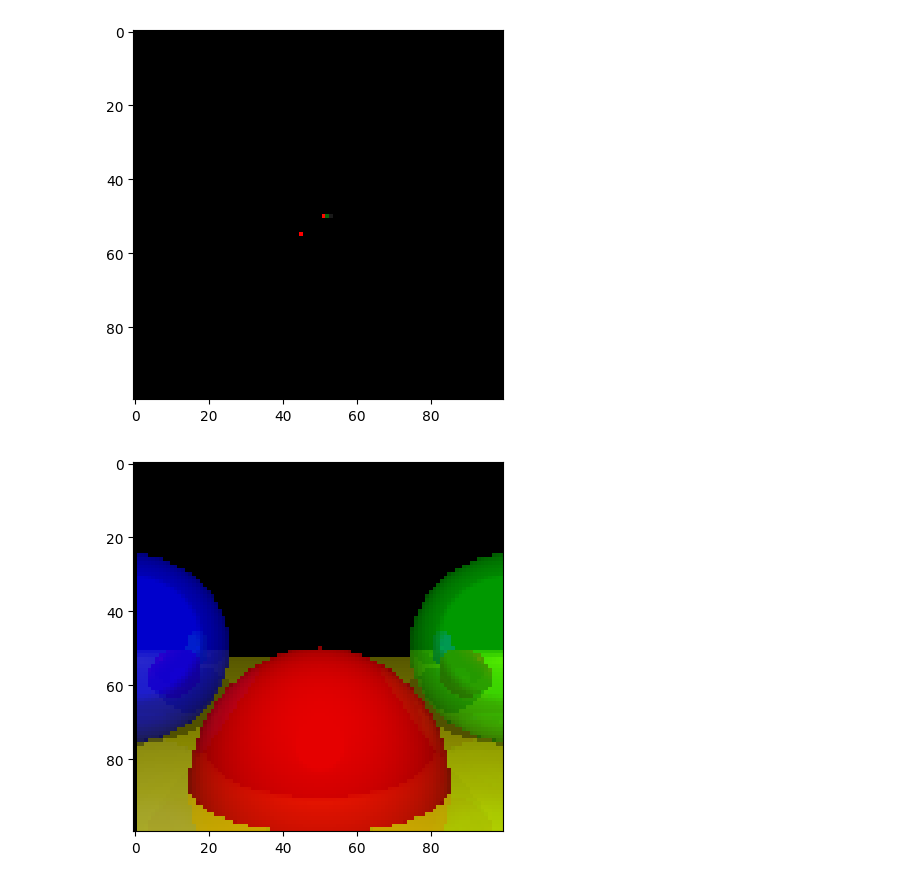
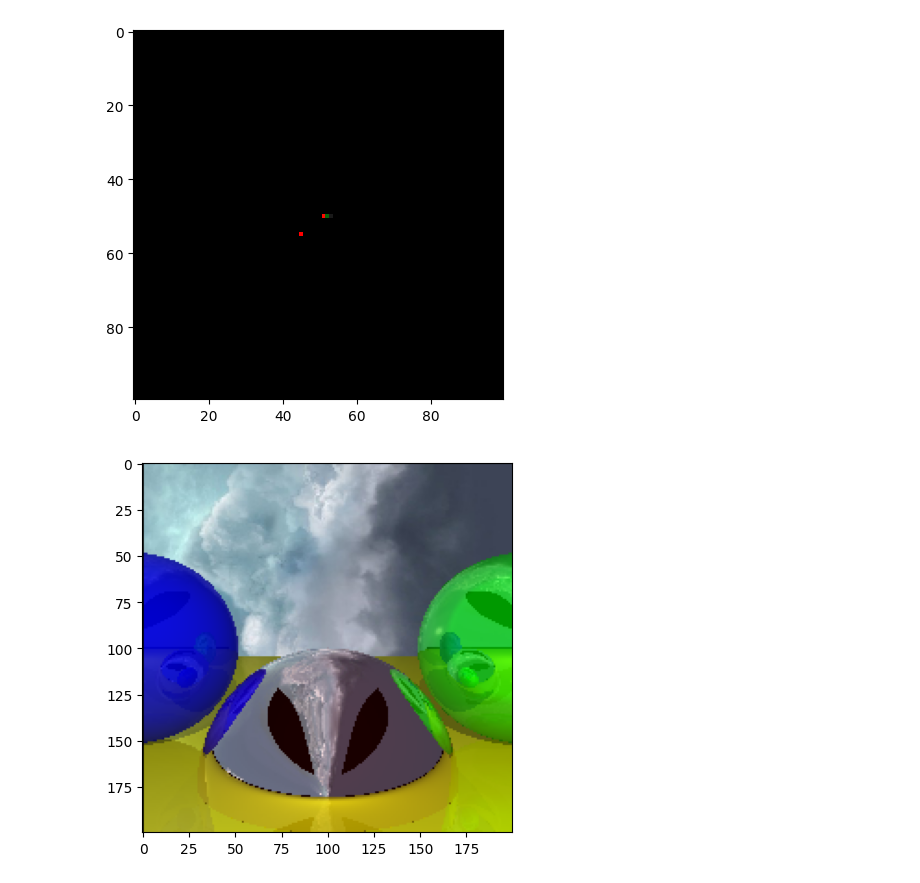
Before and after one commit to lunaluxie/Python-Raytracing, a Jupyter notebook: raytracing.ipynb, the cells around one changed output. Cells and saved outputs as stored; diff of their text form; code cells hidden in the pictures.

Commit message:
sort of working skybox

```diff
--- a/raytracing.ipynb
+++ b/raytracing.ipynb
@@ -132,7 +133,8 @@ def closest_intersection(ray, objects):
 
 
 
-
+image = Image.open('miramar.jpeg')
+image = np.array(image)
 
 
 class Scene():
@@ -191,7 +193,21 @@ class Scene():
         closest_object, closest_t = closest_intersection(ray, objects)
 
         if closest_object is None:
-            return np.array([0,0,0])
+            # handle skybox material
+
+            def sphere2pixel(P):
+                m = 2 * np.sqrt(P[0]**2 + P[1] + (P[2]+1)**2)
+                x = P[0]/m + 0.5
+                y = -P[1]/m + 0.5
+                return np.array([x,y])
+
+            pixel = sphere2pixel(ray.direction)
+            pixel = (int(pixel[0]*image.shape[0]), int(pixel[1]*image.shape[1]))
+
+            try:
+                return image[pixel[0], pixel[1]]
+            except:
+                return np.array([0,0,0])
 
         intensity = 0
         P = ray.p(closest_t)
@@ -205,34 +221,34 @@ class Scene():
             return local_color
 
         R = ray.direction - 2*np.dot(ray.direction, N)*N
         reflected_color = self.trace_ray(Ray(P, R, tmin=0.001, tmax=np.inf), objects, lights, depth+1, max_depth)
 
         return local_color * (1- r) + r * reflected_color
 
 
     def render(self):
         for x in range(-self.camera.resolution[0]//2+1, self.camera.resolution[0]//2):
             for y in range(-self.camera.resolution[1]//2+1, self.camera.resolution[1]//2):
                 D = self.camera.orientation@self.camera.canvas_to_world(x,y)
                 ray = Ray(self.camera.position, D, tmin=self.camera.d, tmax=np.inf)
                 color = self.trace_ray(ray, self.objects, self.lights)
 
                 self.camera.canvas.write_pixel(x,y, color)
 
 
         return self.camera.canvas
 
 
 alpha = 0.1
-camera = Camera(resolution=(100,100))
-spheres = [Sphere(position=(0,-1,3), radius=1,  material=BasicMaterial((255,0,0), specular=50, reflective=0.1, ambient=0.4)),
-           Sphere(position=(-2,0,4),  radius=1, material=BasicMaterial((0,0,255), reflective=0.2)),
+camera = Camera(resolution=(200,200), orientation=[[1,0,0],[0,1,0],[0,0,1]])
+spheres = [Sphere(position=(0,-1,3), radius=1,  material=BasicMaterial((255,0,0), specular=10, reflective=0.9, ambient=0.4)),
+           Sphere(position=(-2,0,4),  radius=1, material=BasicMaterial((0,0,255), reflective=0.2, specular=500)),
            Sphere(position=(2,0,4), radius=1,   material=BasicMaterial((0,255,0), reflective=0.4)),
            Sphere(position=(0,-5001,0), radius=5000, material=BasicMaterial((255,255,0), specular=1000)),
            ]
 
 lights = [PointLight(position=(0,1,0), intensity=0.6)]
 scene = Scene(camera, spheres, lights)
 scene.render().show()
 # %% [output]
-[figure, old version]
+[figure, new version]
```
Also changed, not shown: parts of 1 cell of this notebook, 1 other file.
